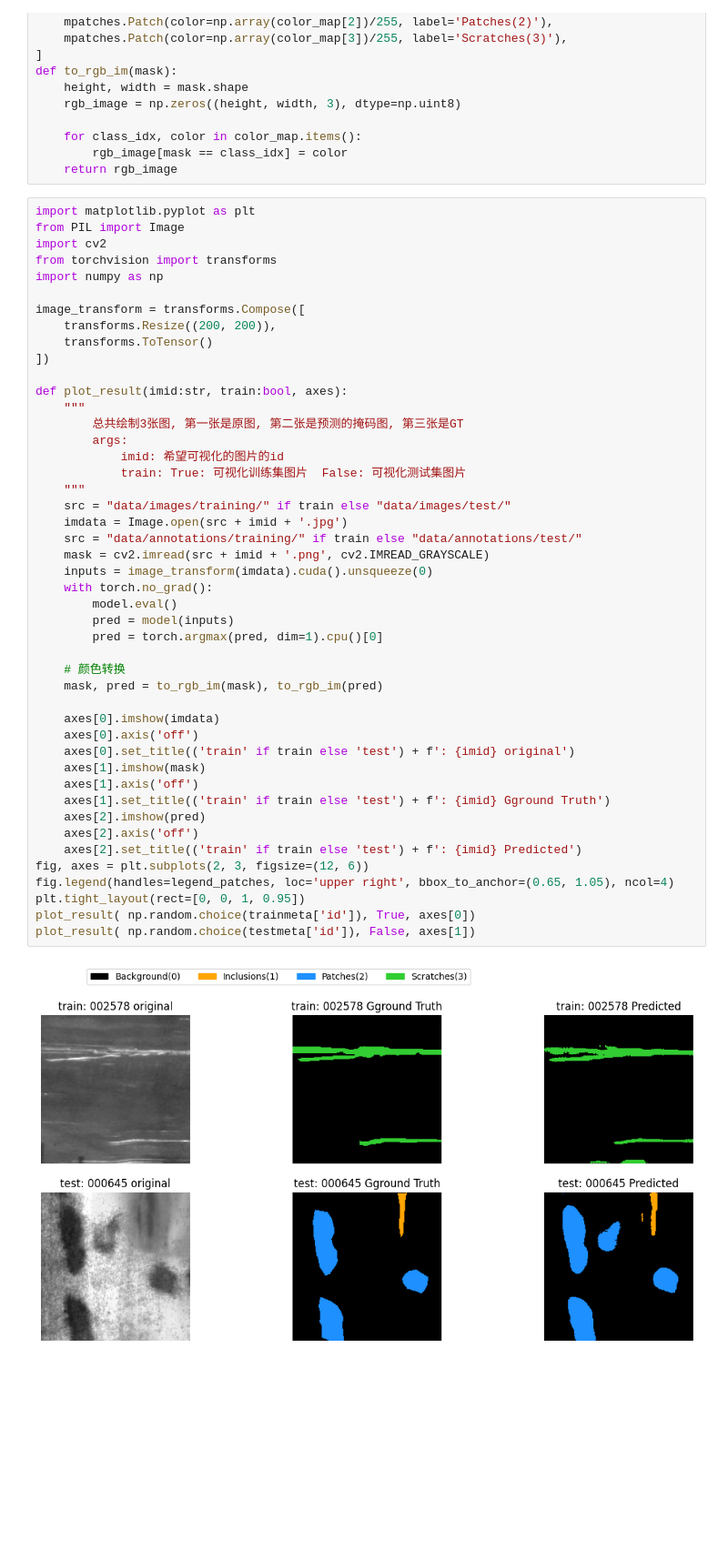
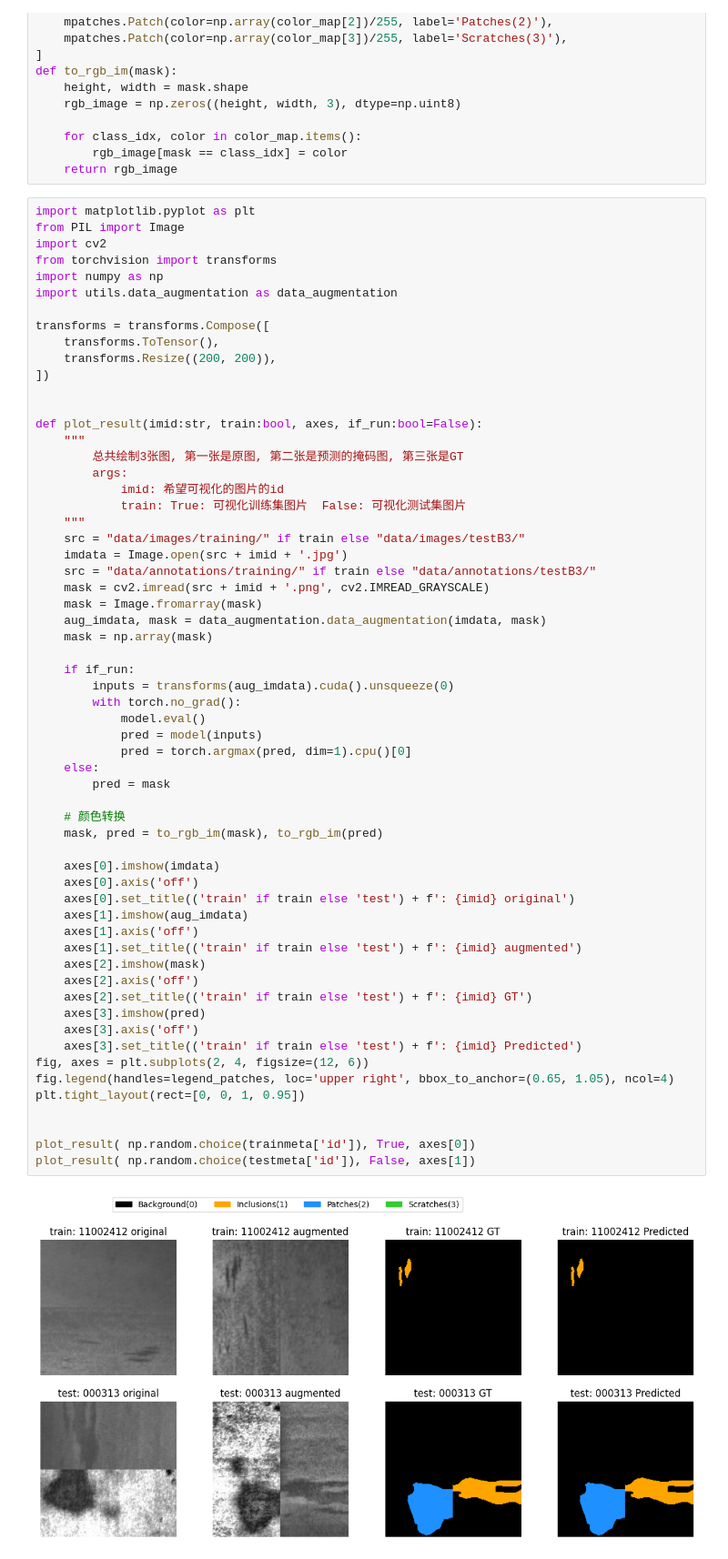
Before and after one commit to ymir-twice/-, a Jupyter notebook: vis_result.ipynb, the cells around one changed output. Shown at 91% size. Drawn from its saved outputs; the diff is of its cells as text; blank space fills up the shorter version.

```diff
--- a/vis_result.ipynb
+++ b/vis_result.ipynb
@@ -55,46 +55,60 @@ import matplotlib.pyplot as plt
 from PIL import Image
 import cv2
 from torchvision import transforms
 import numpy as np
+import utils.data_augmentation as data_augmentation
 
-image_transform = transforms.Compose([
+transforms = transforms.Compose([
+    transforms.ToTensor(),
     transforms.Resize((200, 200)),
-    transforms.ToTensor()
 ])
 
-def plot_result(imid:str, train:bool, axes):
+
+def plot_result(imid:str, train:bool, axes, if_run:bool=False):
     """
         总共绘制3张图, 第一张是原图, 第二张是预测的掩码图, 第三张是GT
         args:
             imid: 希望可视化的图片的id
             train: True: 可视化训练集图片  False: 可视化测试集图片
     """
-    src = "data/images/training/" if train else "data/images/test/"
+    src = "data/images/training/" if train else "data/images/testB3/"
     imdata = Image.open(src + imid + '.jpg')
-    src = "data/annotations/training/" if train else "data/annotations/test/"
+    src = "data/annotations/training/" if train else "data/annotations/testB3/"
     mask = cv2.imread(src + imid + '.png', cv2.IMREAD_GRAYSCALE)
-    inputs = image_transform(imdata).cuda().unsqueeze(0)
-    with torch.no_grad():
-        model.eval()
-        pred = model(inputs)
-        pred = torch.argmax(pred, dim=1).cpu()[0]
+    mask = Image.fromarray(mask)
+    aug_imdata, mask = data_augmentation.data_augmentation(imdata, mask)
+    mask = np.array(mask)
+
+    if if_run:
+        inputs = transforms(aug_imdata).cuda().unsqueeze(0)
+        with torch.no_grad():
+            model.eval()
+            pred = model(inputs)
+            pred = torch.argmax(pred, dim=1).cpu()[0]
+    else:
+        pred = mask
 
     # 颜色转换
     mask, pred = to_rgb_im(mask), to_rgb_im(pred)
 
     axes[0].imshow(imdata)
     axes[0].axis('off')
     axes[0].set_title(('train' if train else 'test') + f': {imid} original')
-    axes[1].imshow(mask)
+    axes[1].imshow(aug_imdata)
     axes[1].axis('off')
-    axes[1].set_title(('train' if train else 'test') + f': {imid} Gground Truth')
-    axes[2].imshow(pred)
+    axes[1].set_title(('train' if train else 'test') + f': {imid} augmented')
+    axes[2].imshow(mask)
     axes[2].axis('off')
-    axes[2].set_title(('train' if train else 'test') + f': {imid} Predicted')
-fig, axes = plt.subplots(2, 3, figsize=(12, 6))
+    axes[2].set_title(('train' if train else 'test') + f': {imid} GT')
+    axes[3].imshow(pred)
+    axes[3].axis('off')
+    axes[3].set_title(('train' if train else 'test') + f': {imid} Predicted')
+fig, axes = plt.subplots(2, 4, figsize=(12, 6))
 fig.legend(handles=legend_patches, loc='upper right', bbox_to_anchor=(0.65, 1.05), ncol=4)
 plt.tight_layout(rect=[0, 0, 1, 0.95])
+
+
 plot_result( np.random.choice(trainmeta['id']), True, axes[0])
 plot_result( np.random.choice(testmeta['id']), False, axes[1])
 # %% [output]
-[figure, old version]
+[figure, new version]
```
Also changed, not shown: parts of 1 cell of this notebook, 1 other file.
